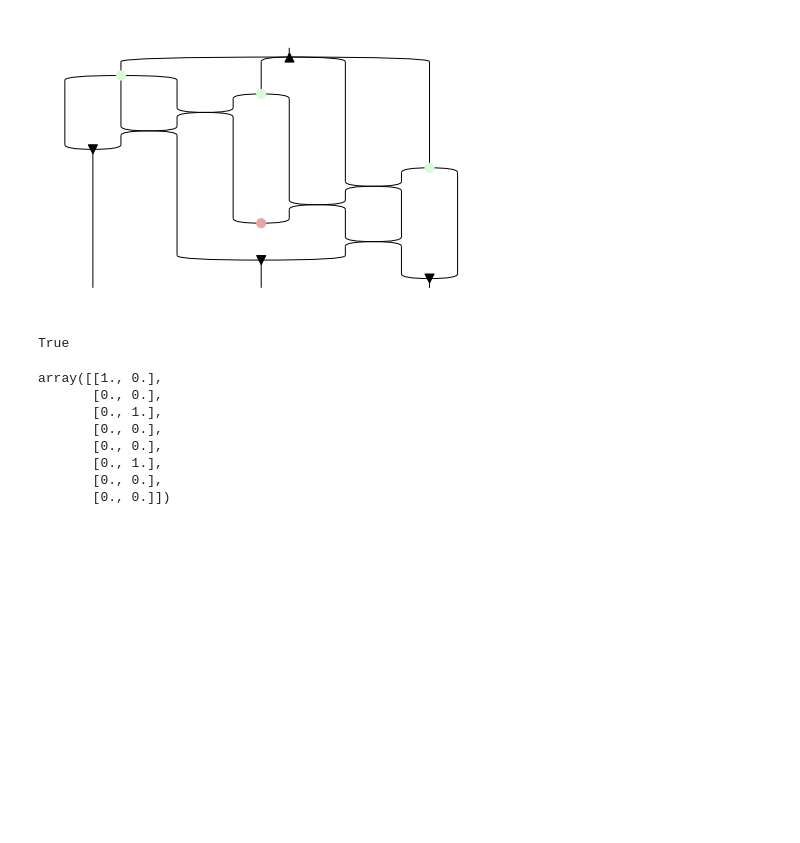
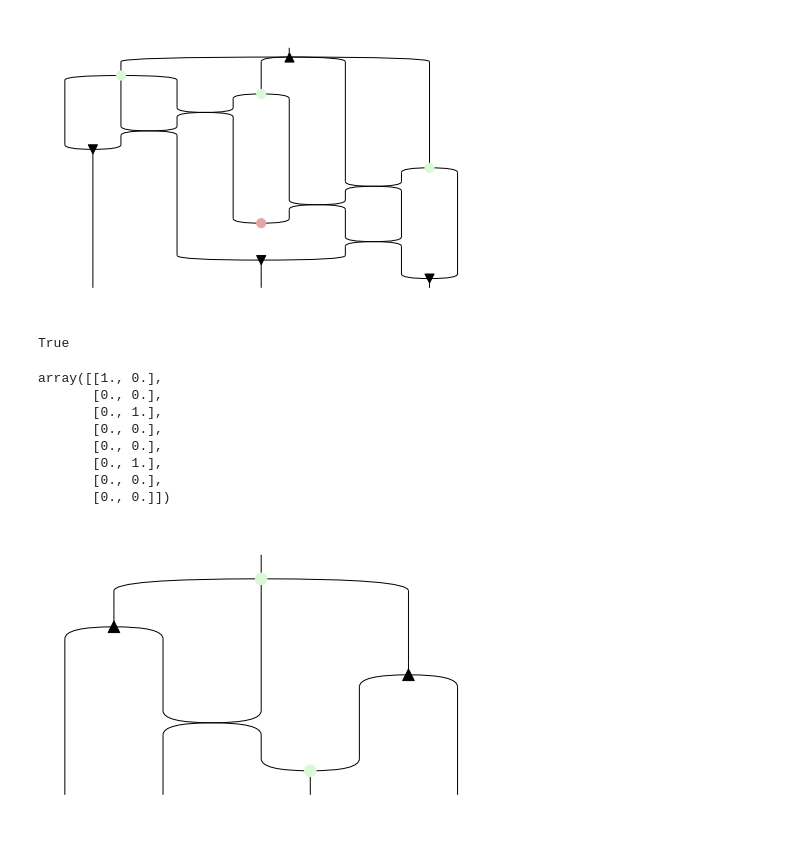
Before and after one commit to edwinagnew/zxw-diagrams, a Jupyter notebook: compound_spiders.ipynb, the cells around one changed output. Drawn from its saved outputs; the diff is of its cells as text; code cells hidden in the pictures; blank space fills up the shorter version.

```diff
--- a/compound_spiders.ipynb
+++ b/compound_spiders.ipynb
@@ -70,3 +70,8 @@ array([[1., 0.],
        [0., 1.],
        [0., 0.],
        [0., 0.]])
+# %%
+d = Z(1, 3) >> W() @ Id(1) @ W() >> Id(1) @ Swap @ Id(2) >> Id(2) @ Z(2, 1) @ Id(1)
+d.draw()
+# %% [output]
+[figure, added]
```
Also changed, not shown: parts of 4 cells of this notebook.
